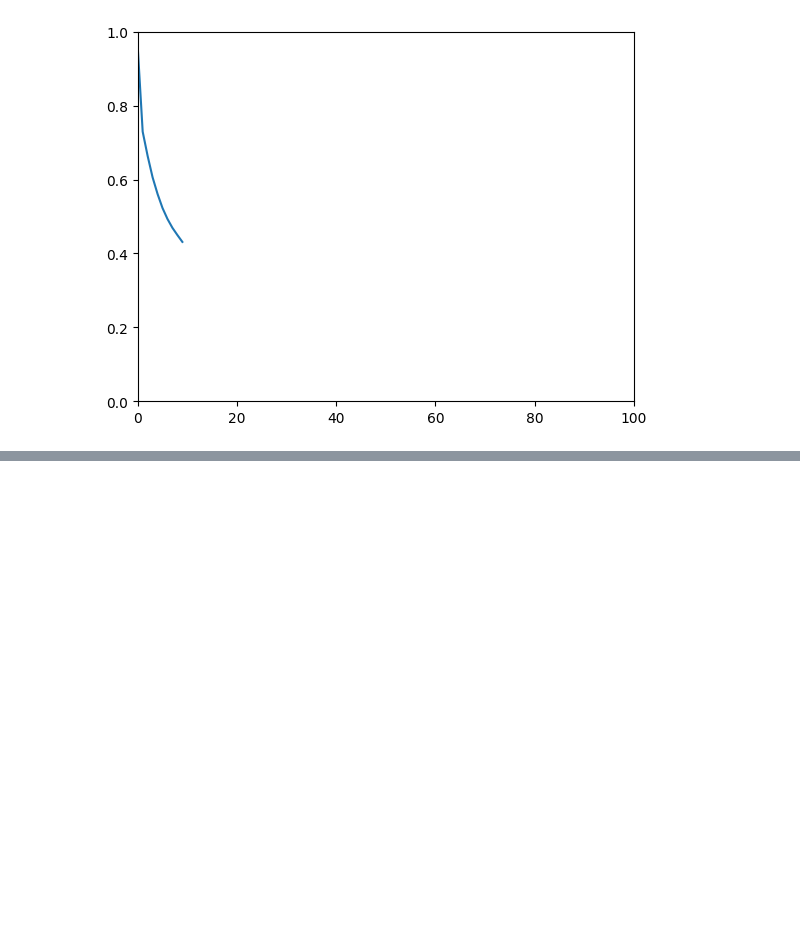
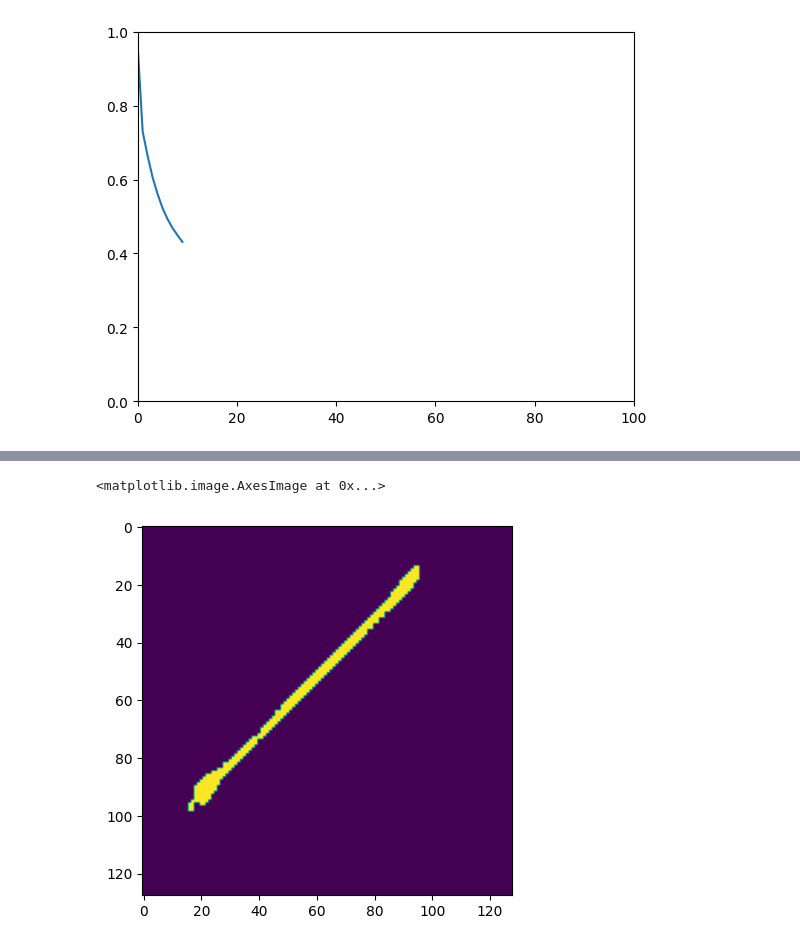
Before and after one commit to khachaturyan-1991/PlotExtract, a Jupyter notebook: WorkingBeast.ipynb, the cells around one changed output, grey strips where cells are left out. Drawn from its saved outputs; the diff is of its cells as text; code cells hidden in the pictures; blank space fills up the shorter version.

```diff
--- a/WorkingBeast.ipynb
+++ b/WorkingBeast.ipynb
@@ -504,25 +452,0 @@ class Trainer:
-# %%
-DEVICE = "cpu"
-FIG_SIZE = 2
-IMG_SIZE = 128
-model.to(device=DEVICE)
-state_dict = torch.load("10-20-07-2024.pth", weights_only=True)
-model.load_state_dict(state_dict)
-optim = torch.optim.Adam(params=model.parameters(),
-                            lr=3e-4)
-model_train = Trainer(model=model,
-                      loss_fn=CombinedLoss(),
-                      optimizer=optim,
-                      device=DEVICE)
-
-run_description_experiment = read_run_description()
-FIRST_STEP = 0
-experiment_description = f"U-Net depth: {DEPTH}, Image size: {IMG_SIZE}; Plot size: {FIG_SIZE}"
-# h_train, h_test = model_train.fit(train_dataloder=train_dataloader,
-#                                     validation_dataloder=train_dataloader,
-#                                     test_dataloder=train_dataloader,
-#                                     output_freq=1,
-#                                     epochs=4,
-#                                     first_step=FIRST_STEP,
-#                                     run_description=run_description_experiment)
-model_train.test_step(train_dataloader)
@@ -579,0 +466,9 @@ class DiceLoss(nn.Module):
+# %%
+img, mask = next(iter(test_dataloader))
+pred = model(img).detach().numpy()
+selected = pred[0][1, :, :]
+_, selected = cv2.threshold(selected, 0.9, 1, cv2.THRESH_BINARY)
+plt.imshow(selected)
+# %% [output]
+<matplotlib.image.AxesImage at 0x...>
+[figure, added]
```
Also changed, not shown: parts of 31 cells of this notebook, 6 other files.
